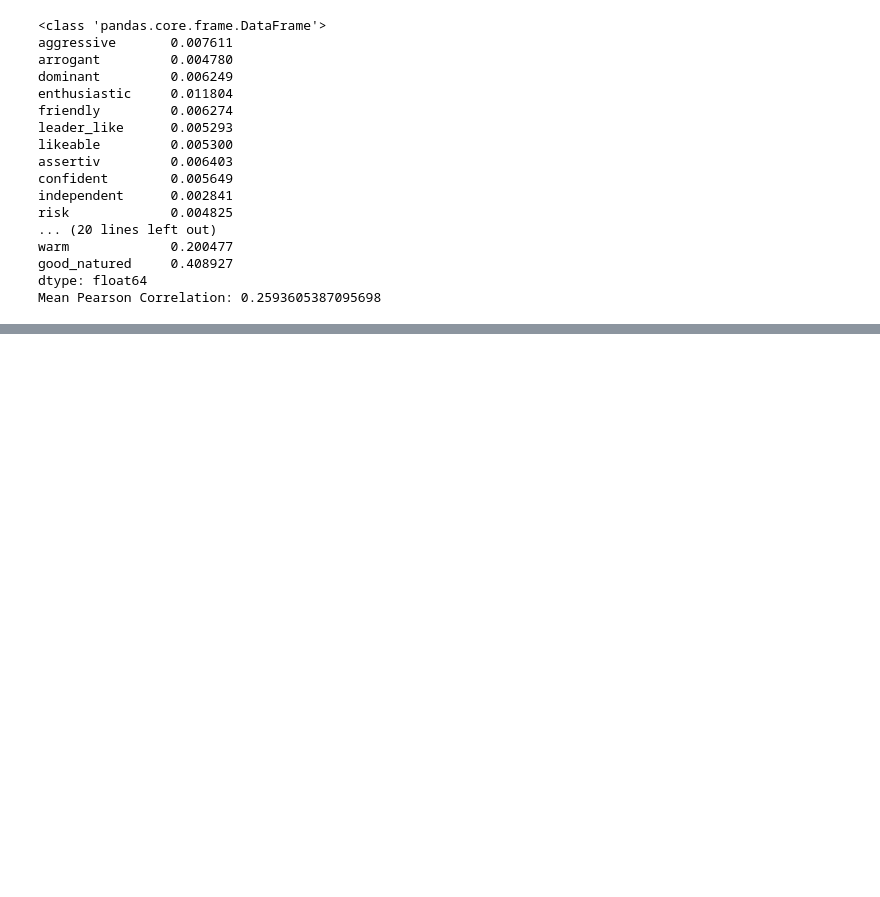
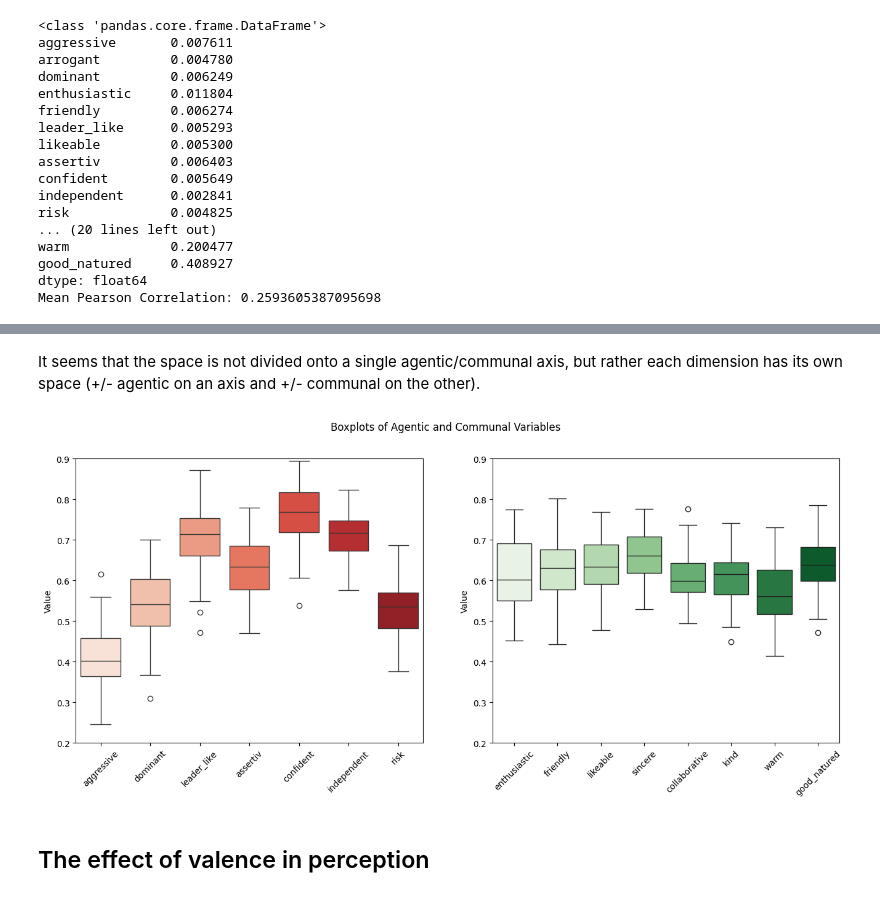
Before and after one commit to imartinf/MuSe-2024-THAU, a Jupyter notebook: notebooks/label_analysis.ipynb, the cells around one changed output, grey strips where cells are left out. Drawn from its saved outputs; the diff is of its cells as text; code cells hidden in the pictures; blank space fills up the shorter version.

```diff
--- a/notebooks/label_analysis.ipynb
+++ b/notebooks/label_analysis.ipynb
@@ -616,0 +785,37 @@ We can see that the inverse transform of the predicted PCA labels performs decen
+# %% [markdown]
+It seems that the space is not divided onto a single agentic/communal axis, but rather each dimension has its own space (+/- agentic on an axis and +/- communal on the other).
+# %%
+# Create one boxplot for each of the agentic labels and one for each of the communal labels on a side by side figure
+# The boxplots for the agentic variables should all be red and the boxplots for the communal variables should all be green
+# Both boxplots should share axis limits and labels
+
+# Create a figure with 2 subplots
+fig, axes = plt.subplots(1, 2, figsize=(16, 6))
+
+# Create a boxplot for the agentic variables
+sns.boxplot(data=train_labels[agentic_vars], ax=axes[0], palette='Reds')
+
+# Create a boxplot for the communal variables
+sns.boxplot(data=train_labels[communal_vars], ax=axes[1], palette='Greens')
+
+# Set the x-axis labels
+axes[0].set_xticklabels(agentic_vars, rotation=45)
+axes[1].set_xticklabels(communal_vars, rotation=45)
+
+# Set the y-axis limits
+axes[0].set_ylim(0.2, 0.9)
+axes[1].set_ylim(0.2, 0.9)
+
+# Set the y-axis label
+axes[0].set_ylabel('Value')
+axes[1].set_ylabel('Value')
+
+# Set the title of the figure
+fig.suptitle('Boxplots of Agentic and Communal Variables')
+
+# Show the plot
+plt.show()
+# %% [output]
+[figure, added]
+# %% [markdown]
+## The effect of valence in perception
```
Also changed, not shown: parts of 44 cells of this notebook, 10 other files.
